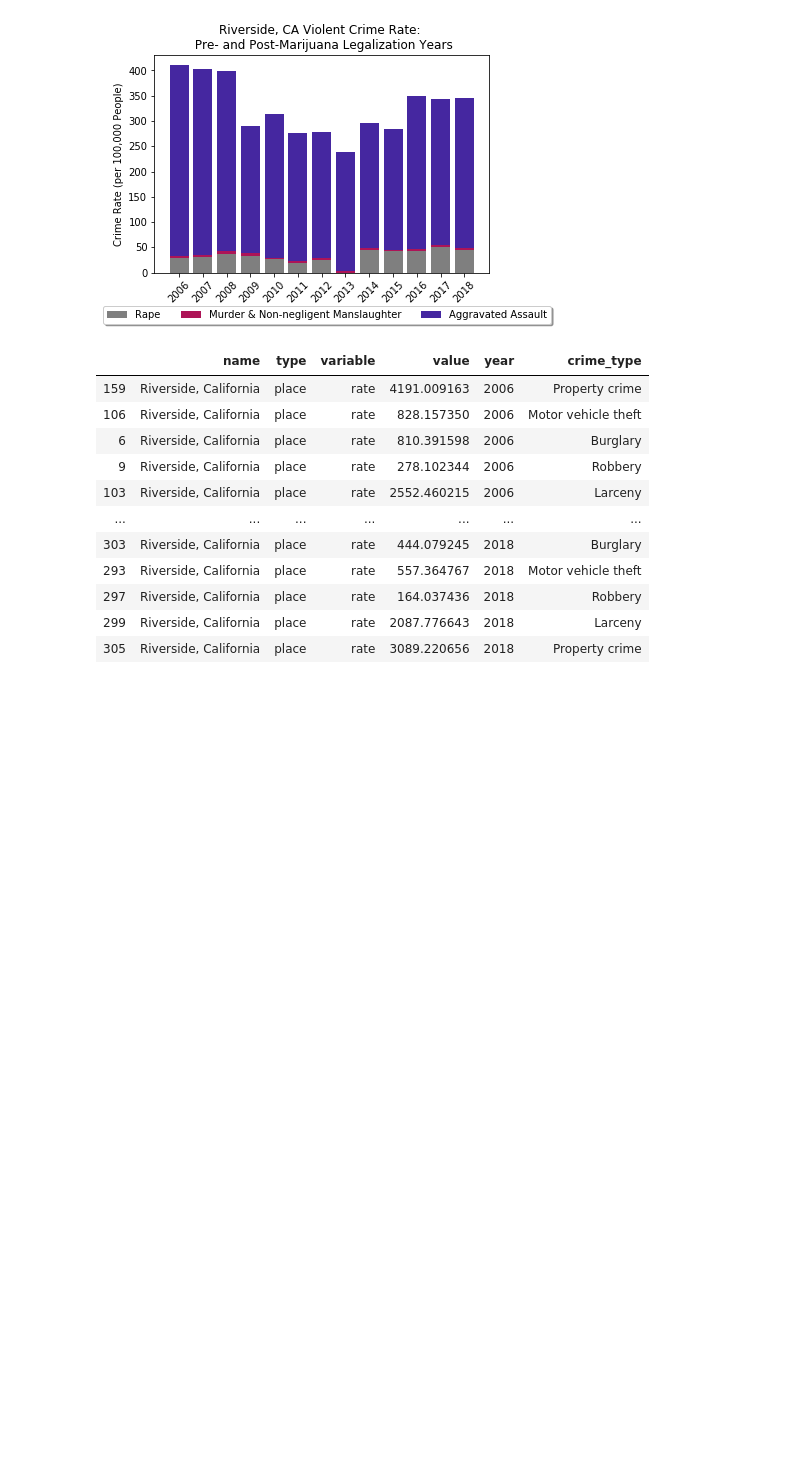
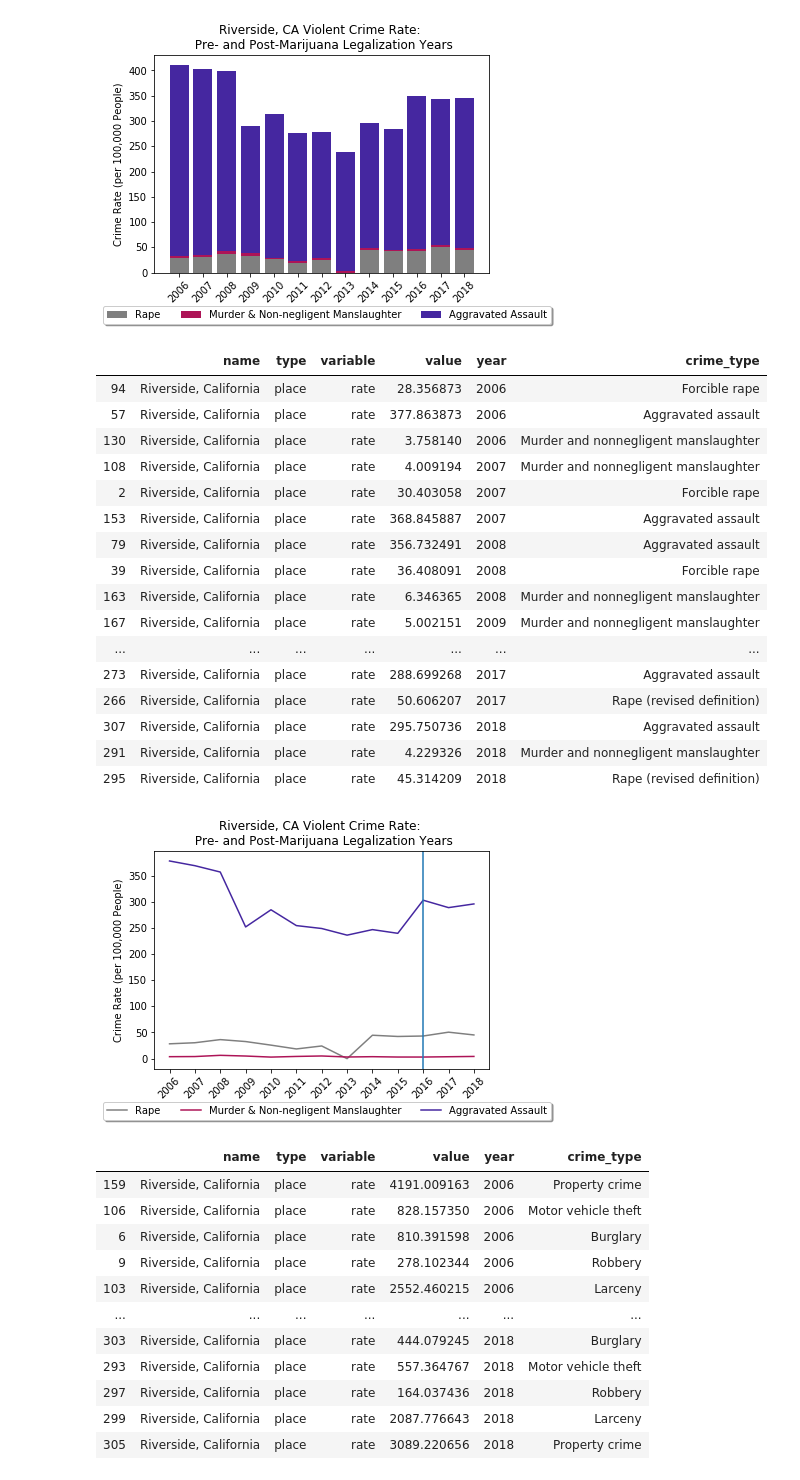
Before and after one commit to rose-gonoud/project1, a Jupyter notebook: CO_NY_CA_TX_finalAnalysis.ipynb, the cells around one changed output. Drawn from its saved outputs; the diff is of its cells as text; code cells hidden in the pictures; blank space fills up the shorter version.

```diff
--- a/CO_NY_CA_TX_finalAnalysis.ipynb
+++ b/CO_NY_CA_TX_finalAnalysis.ipynb
@@ -483,6 +560,44 @@ CAcrimeRatesViolent
 | 291 | Riverside, California | place | rate | 4.229326 | 2018 | Murder and nonnegligent manslaughter |
 | 295 | Riverside, California | place | rate | 45.314209 | 2018 | Rape (revised definition) |
 [figure]
+# %%
+# Create stacked line graphs where each crime type is in a distinct color:
+
+# indices of each dataframe are the same size, can use arbitrary one for plot x-axis
+CA_x_axis = CArape.index
+# each bar is a line here
+p1 = plt.plot(CA_x_axis, CArape["value"], color='black', alpha=0.5)
+# the bottom arguments indicate where to start the second, third, etc bar in the set. From 2 on they become sums:
+p2 = plt.plot(CA_x_axis, CAmurder["value"].values, color='#AD1457')
+p3 = plt.plot(CA_x_axis, CAassault["value"].values, color='#4527A0')
+
+tick_locations = [value for value in CA_x_axis]
+plt.xticks(tick_locations, years, rotation=45)
+plt.title("Riverside, CA Violent Crime Rate: \n Pre- and Post-Marijuana Legalization Years")
+plt.ylabel("Crime Rate (per 100,000 People)")
+plt.legend((p1[0], p2[0], p3[0]), ("Rape", "Murder & Non-negligent Manslaughter", "Aggravated Assault"), bbox_to_anchor=(1.2, -0.13),
+          fancybox=True, shadow=True, ncol=5)
+plt.axvline(x=2016)
+CAcrimeRatesViolent
+# %% [output]
+|  | name | type | variable | value | year | crime_type |
+| 94 | Riverside, California | place | rate | 28.356873 | 2006 | Forcible rape |
+| 57 | Riverside, California | place | rate | 377.863873 | 2006 | Aggravated assault |
+| 130 | Riverside, California | place | rate | 3.758140 | 2006 | Murder and nonnegligent manslaughter |
+| 108 | Riverside, California | place | rate | 4.009194 | 2007 | Murder and nonnegligent manslaughter |
+| 2 | Riverside, California | place | rate | 30.403058 | 2007 | Forcible rape |
+| 153 | Riverside, California | place | rate | 368.845887 | 2007 | Aggravated assault |
+| 79 | Riverside, California | place | rate | 356.732491 | 2008 | Aggravated assault |
+| 39 | Riverside, California | place | rate | 36.408091 | 2008 | Forcible rape |
+| 163 | Riverside, California | place | rate | 6.346365 | 2008 | Murder and nonnegligent manslaughter |
+| 167 | Riverside, California | place | rate | 5.002151 | 2009 | Murder and nonnegligent manslaughter |
+| ... | ... | ... | ... | ... | ... | ... |
+| 273 | Riverside, California | place | rate | 288.699268 | 2017 | Aggravated assault |
+| 266 | Riverside, California | place | rate | 50.606207 | 2017 | Rape (revised definition) |
+| 307 | Riverside, California | place | rate | 295.750736 | 2018 | Aggravated assault |
+| 291 | Riverside, California | place | rate | 4.229326 | 2018 | Murder and nonnegligent manslaughter |
+| 295 | Riverside, California | place | rate | 45.314209 | 2018 | Rape (revised definition) |
+[figure, added]
 # %%
 # Non-violent crime categorization for NY starts here:
 # create non-violent crimes list
```
Also changed, not shown: parts of 3 cells of this notebook.
